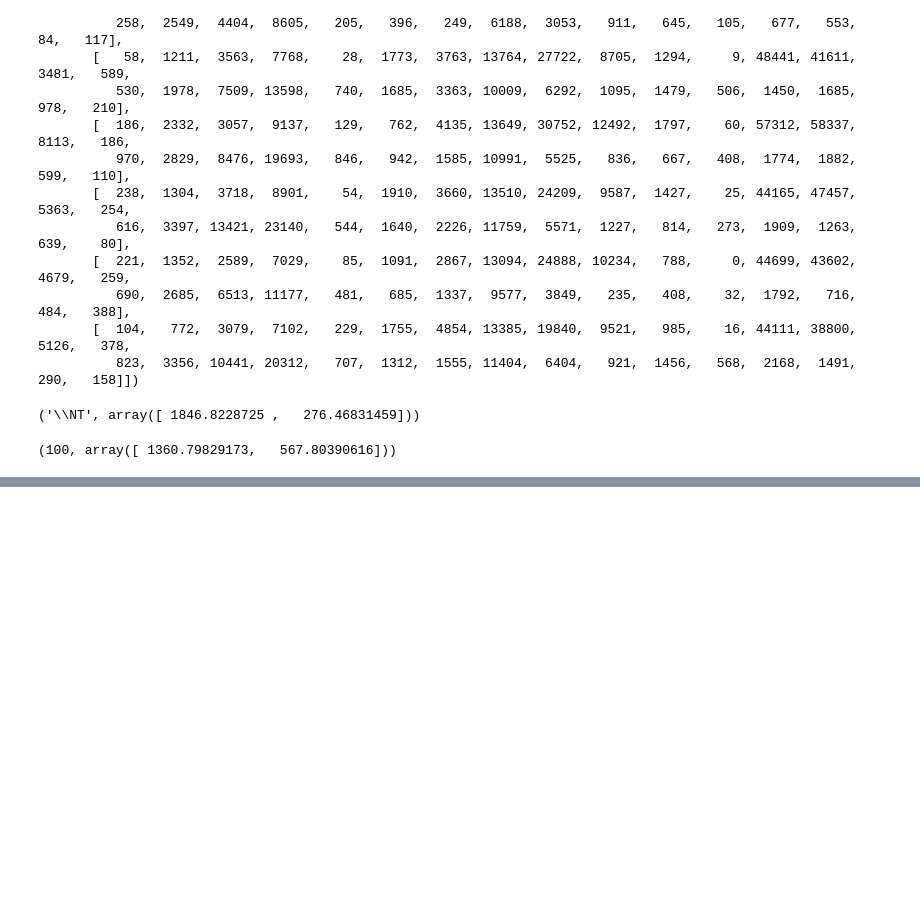
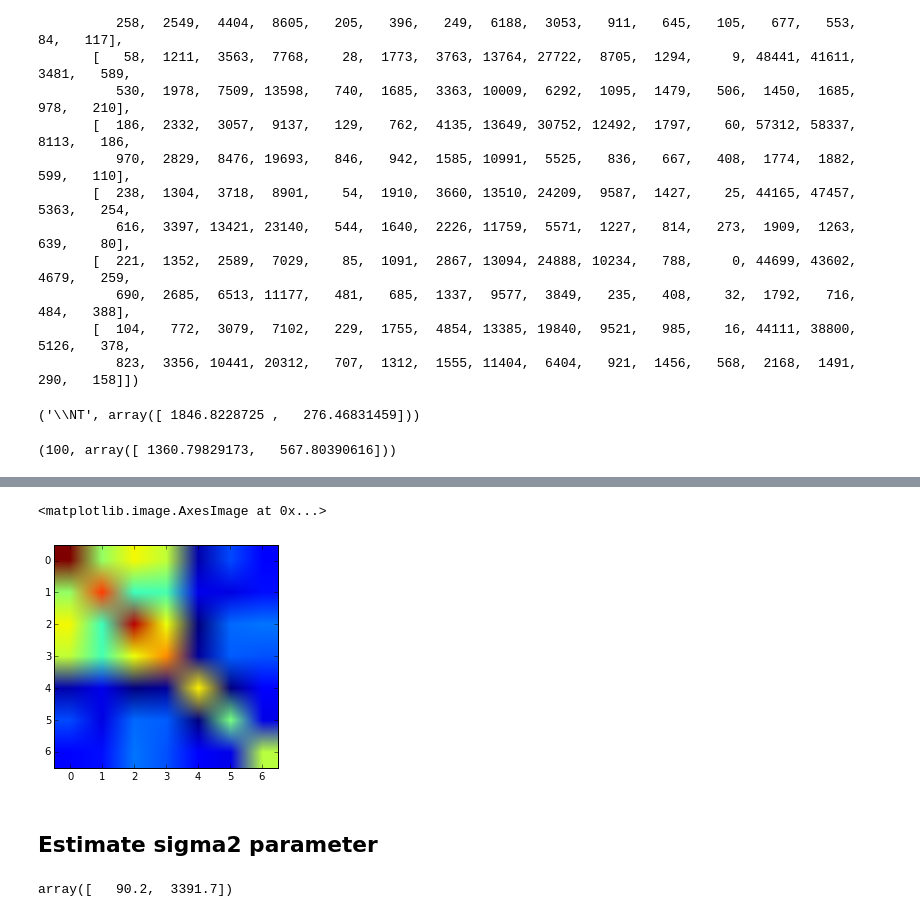
Before and after one commit to snarles/donuts2, a Jupyter notebook: spark/chris1_exploratory.ipynb, the cells around one changed output, grey strips where cells are left out. Saved outputs shown, nothing was run; the diff lists cells and outputs as text; code cells hidden in the pictures; blank space fills up the shorter version.

```diff
--- a/spark/chris1_exploratory.ipynb
+++ b/spark/chris1_exploratory.ipynb
@@ -106,0 +190,7 @@ arrs.map(varest1).reduce(redMean)
+# %%
+plt.imshow(cov_s0[:7,:7])
+# %% [output]
+<matplotlib.image.AxesImage at 0x...>
+[figure, added]
+# %% [markdown]
+## Estimate sigma2 parameter
@@ -106,0 +207,4 @@ arrs.map(varest1).reduce(redMean)
+# %%
+moments # mean should be lambda+64*sigma2, variance should be sigma2(4*lambda + 128*sigma2)
+# %% [output]
+array([   90.2,  3391.7])
```
Also changed, not shown: parts of 26 cells of this notebook.
